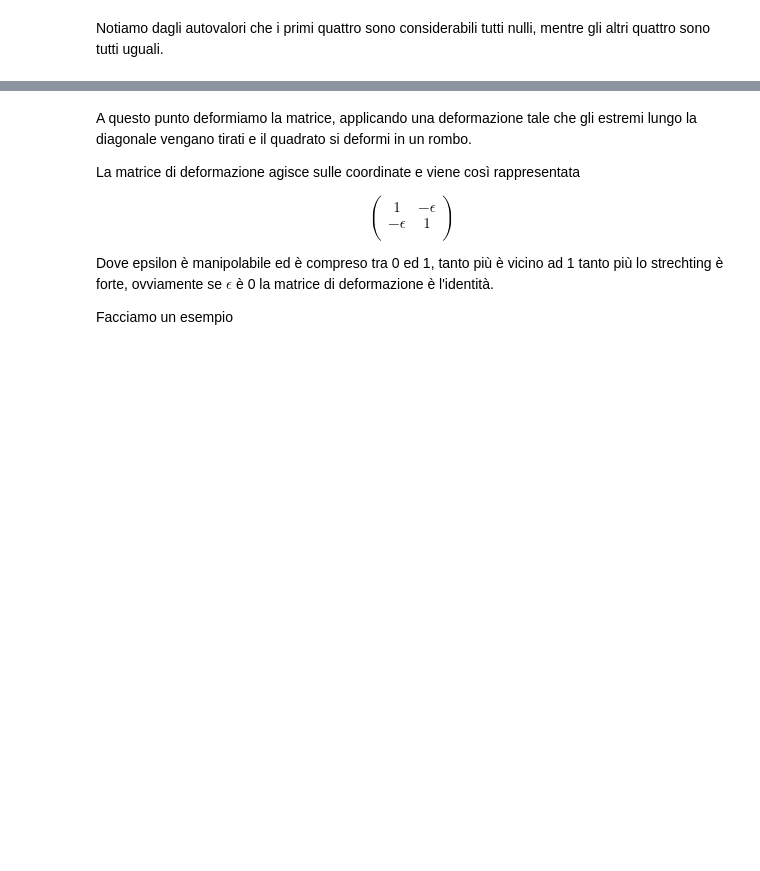
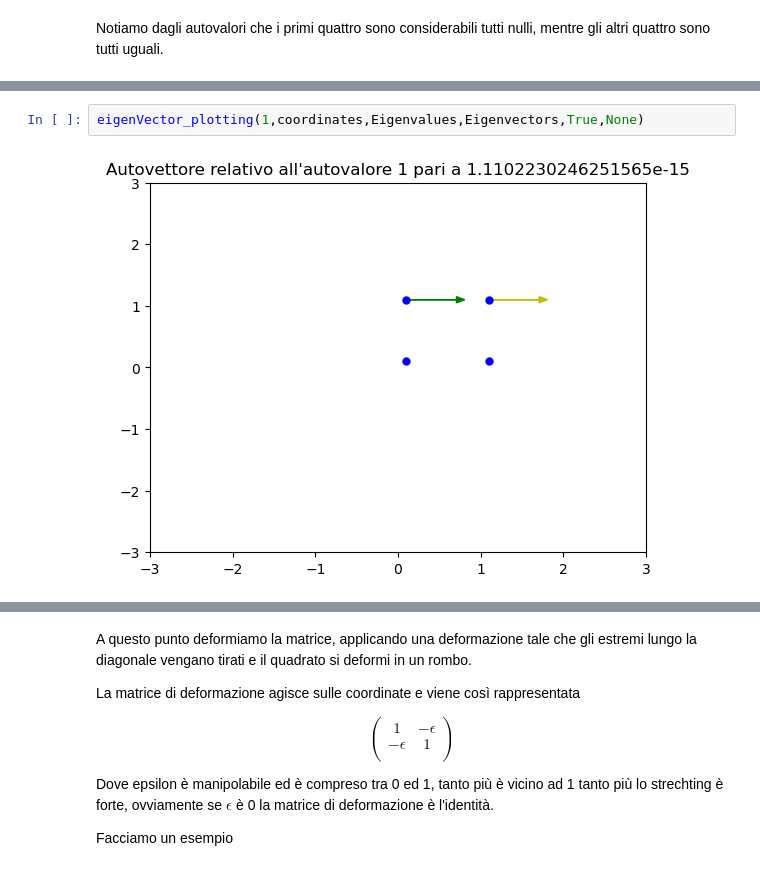
Before and after one commit to Edounimi/Rigidity-of-cellular-structures, a Jupyter notebook: InizioTesi.ipynb, the cells around one changed output, grey strips where cells are left out. Cells and saved outputs as stored; diff of their text form; blank space fills up the shorter version.

```diff
--- a/InizioTesi.ipynb
+++ b/InizioTesi.ipynb
@@ -98,0 +165,4 @@ eigenVector_plotting(1,coordinates,Eigenvalues,Eigenvectors)
+# %%
+eigenVector_plotting(1,coordinates,Eigenvalues,Eigenvectors,True,None)
+# %% [output]
+[figure, added]
```
Also changed, not shown: parts of 31 cells of this notebook.
